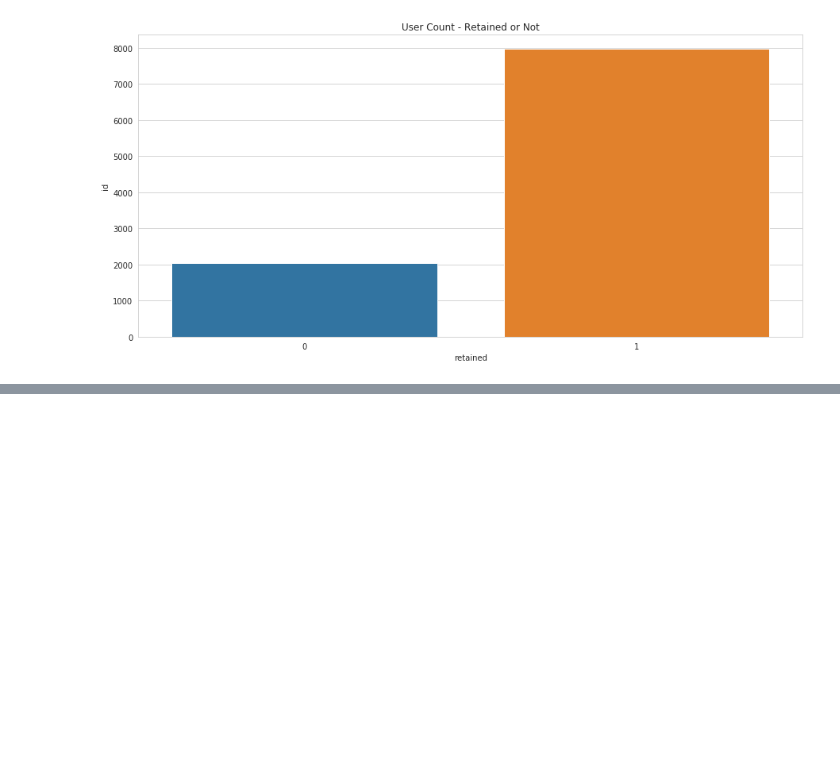
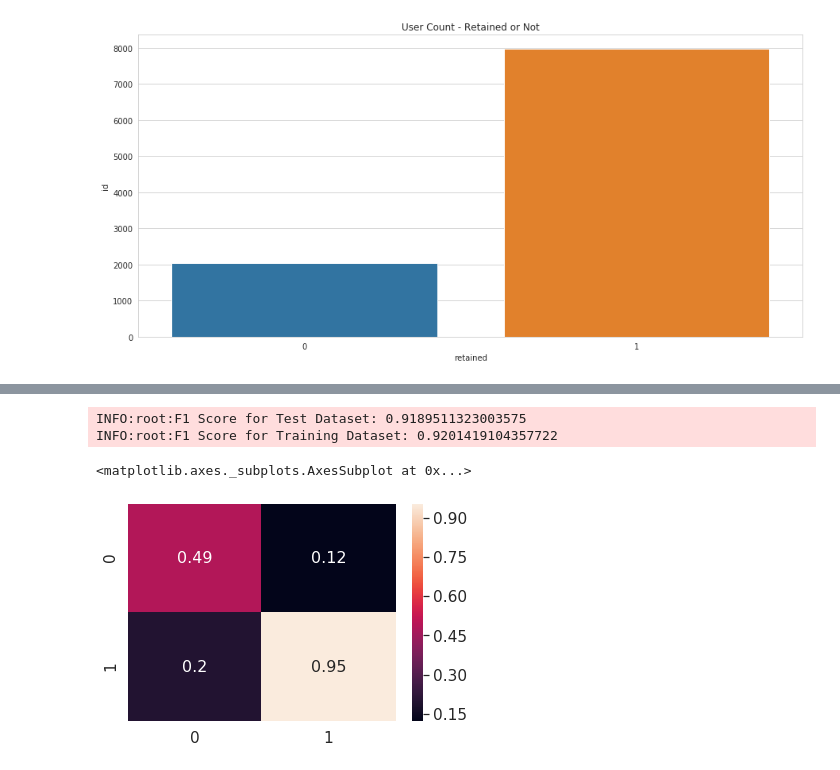
Before and after one commit to jiacheng-yao/ml_challenges, a Jupyter notebook: dkb/DKB DS Challenge - Jiacheng Yao.ipynb, the cells around one changed output, grey strips where cells are left out. Cells and saved outputs as stored; diff of their text form; code cells hidden in the pictures; blank space fills up the shorter version.

Commit message:
upload prediction model for retained

```diff
--- a/dkb/DKB DS Challenge - Jiacheng Yao.ipynb
+++ b/dkb/DKB DS Challenge - Jiacheng Yao.ipynb
@@ -283,0 +400,18 @@ axis.set_xticklabels(df_dkb_grouped_by_retained['retained'].unique(), rotation=0
+# %%
+max_params = xgboostBO.max['params']
+max_params['max_depth'] = int(max_params['max_depth'])
+# %%
+xgb_final_model = xgb.XGBClassifier(max_depth=max_params['max_depth'],
+                                             learning_rate=max_params['learning_rate'],
+                                             n_estimators=int(max_params['n_estimators']),
+                                             silent=True,
+                                             nthread=-1,
+                                             gamma=max_params['gamma'],
+                                             min_child_weight=max_params['min_child_weight'],
+                                             max_delta_step=max_params['max_delta_step'],
+                                             subsample=max_params['subsample'],
+                                             colsample_bytree=max_params['colsample_bytree'],
+                                             reg_alpha=max_params['reg_alpha'],
+                                             reg_lambda = max_params['reg_lambda'])
+# %%
+xgb_final_model.fit(X_train, y_train)
@@ -283,0 +429,26 @@ axis.set_xticklabels(df_dkb_grouped_by_retained['retained'].unique(), rotation=0
+# %%
+from sklearn.metrics import f1_score
+# Predict on testing and training set
+y_pred = xgb_final_model.predict(X_test)
+y_train_pred = xgb_final_model.predict(X_train)
+
+# Report testing and training F1 Score
+logging.info('F1 Score for Test Dataset: '+str(f1_score(y_test, y_pred)))
+logging.info('F1 Score for Training Dataset: '+str(f1_score(y_train, y_train_pred)))
+# %% [output]
+INFO:root:F1 Score for Test Dataset: 0.9189511323003575
+INFO:root:F1 Score for Training Dataset: 0.9201419104357722
+# %%
+from sklearn.metrics import confusion_matrix
+
+conf_matrix = confusion_matrix(y_test, y_pred)
+conf_matrix = conf_matrix / conf_matrix.astype(np.float).sum(axis=1)
+
+df_cm = pd.DataFrame(conf_matrix, range(2),
+                  range(2))
+#plt.figure(figsize = (10,7))
+sns.set(font_scale=1.4)#for label size
+sns.heatmap(df_cm, annot=True,annot_kws={"size": 16})# font size
+# %% [output]
+<matplotlib.axes._subplots.AxesSubplot at 0x...>
+[figure, added]
```
Also changed, not shown: parts of 18 cells of this notebook.
